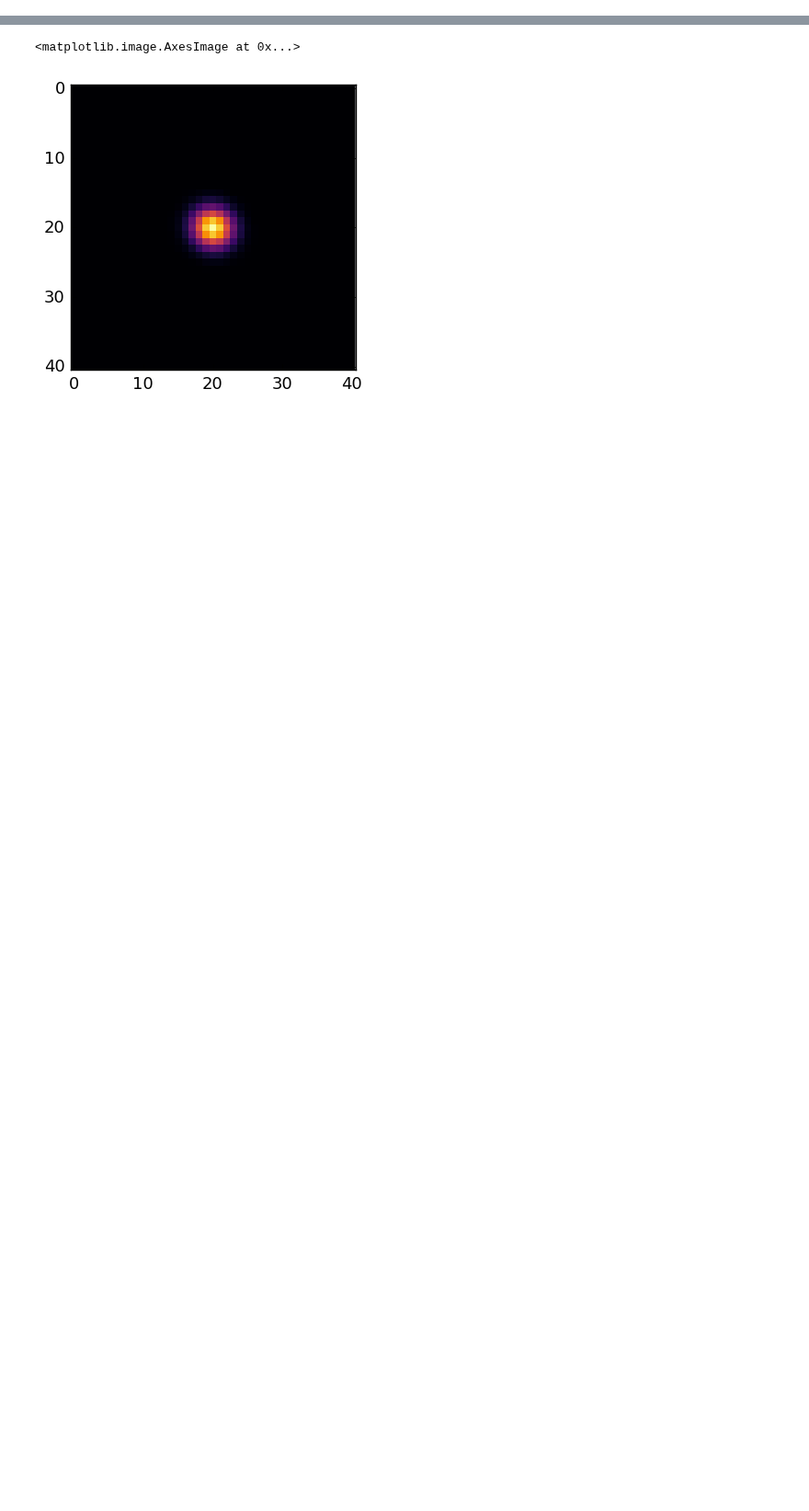
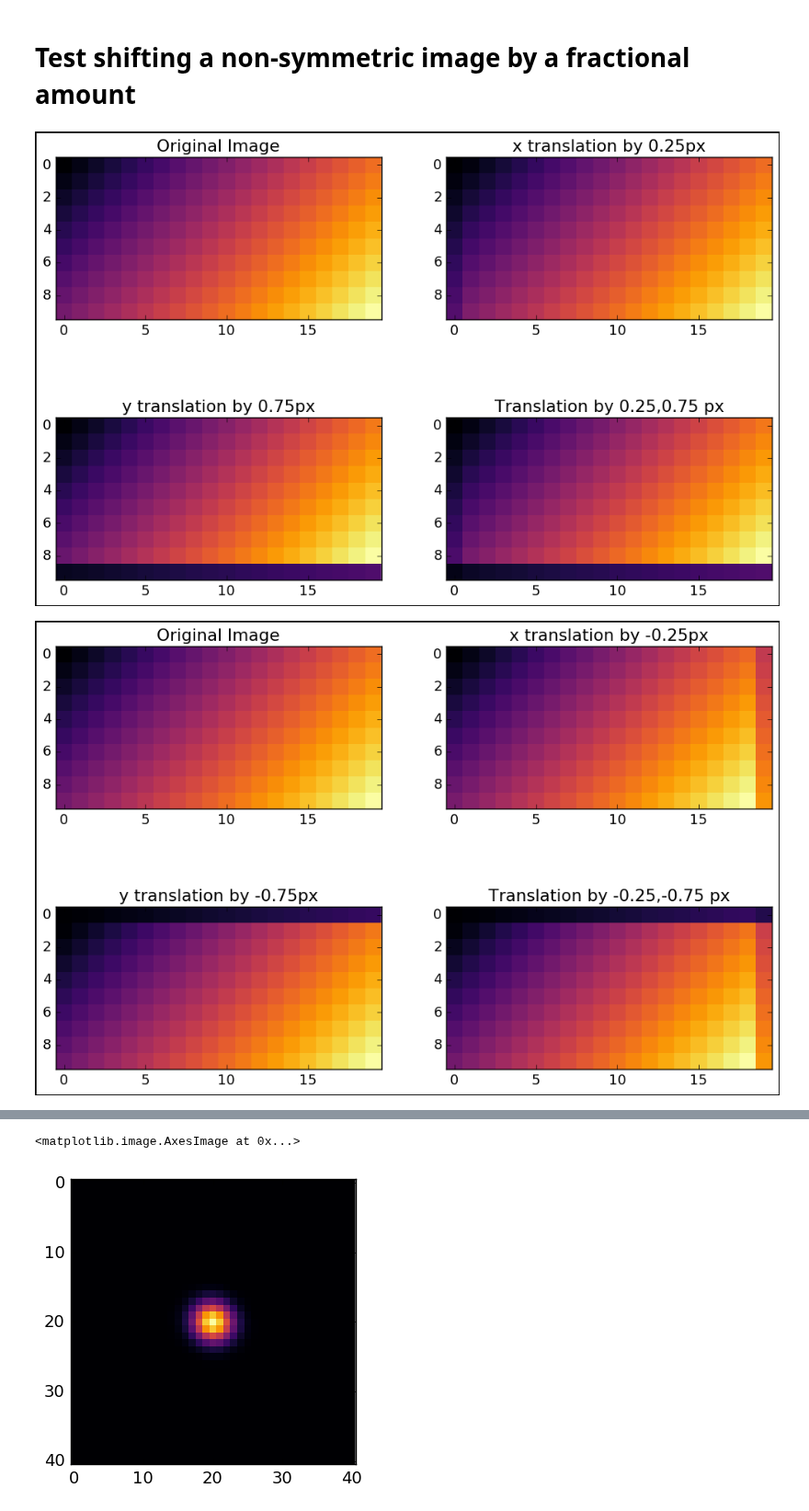
Before and after one commit to lsst/meas_deblender, a Jupyter notebook: examples/testTranslation.ipynb, the cells around one changed output, grey strips where cells are left out. Shown at 92% size. Saved outputs shown, nothing was run; the diff lists cells and outputs as text; code cells hidden in the pictures; blank space fills up the shorter version.

```diff
--- a/examples/testTranslation.ipynb
+++ b/examples/testTranslation.ipynb
@@ -30,0 +101,16 @@ log.setLevel("", log.INFO)
+# %% [markdown]
+# Test shifting a non-symmetric image by a fractional amount
+# %%
+shape = (10,20)
+x = np.arange(shape[1])
+y = np.arange(shape[0])
+x,y = np.meshgrid(x,y)
+testImg = x+y
+vmax = testImg.max()
+
+testFracShift(testImg, .25, .75, vmax=vmax)
+testFracShift(testImg, -.25, -.75, vmax=vmax)
+testFracShift(testImg, 3.25, -1.75, vmax=vmax)
+# %% [output]
+[figure, added]
+[figure, added]
```
Also changed, not shown: parts of 15 cells of this notebook, 1 other file.
